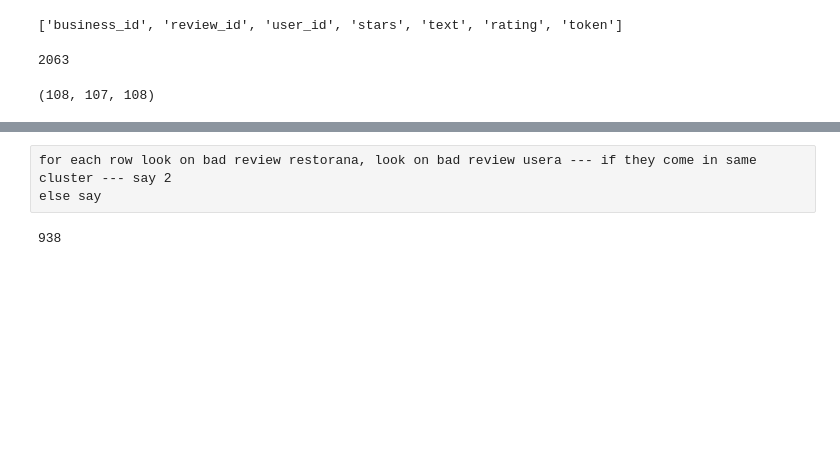
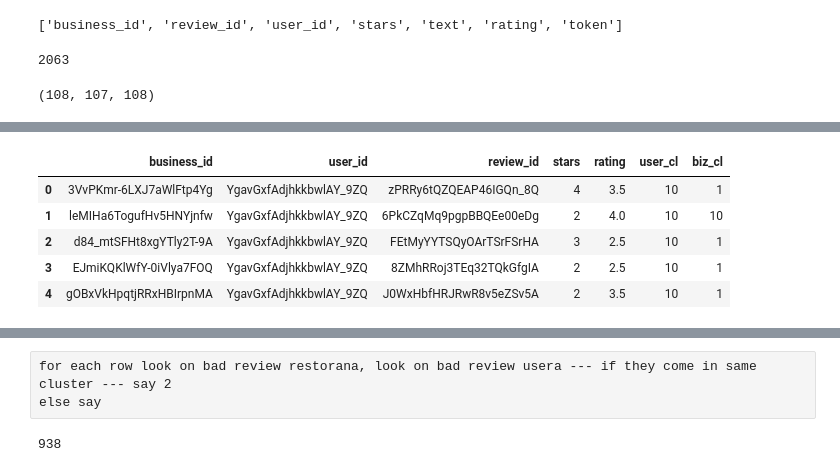
Before and after one commit to Myau5x/anti-recommender, a Jupyter notebook: Nlp_approach_ac.ipynb, the cells around one changed output, grey strips where cells are left out. Cells and saved outputs as stored; diff of their text form; code cells hidden in the pictures; blank space fills up the shorter version.

```diff
--- a/Nlp_approach_ac.ipynb
+++ b/Nlp_approach_ac.ipynb
@@ -222,0 +266,9 @@ prr['similar']  = (prr.user_cl == prr.biz_cl)
+# %%
+BIG_T.head()
+# %% [output]
+|  | business_id | user_id | review_id | stars | rating | user_cl | biz_cl |
+| 0 | 3VvPKmr-6LXJ7aWlFtp4Yg | YgavGxfAdjhkkbwlAY_9ZQ | zPRRy6tQZQEAP46IGQn_8Q | 4 | 3.5 | 10 | 1 |
+| 1 | leMIHa6TogufHv5HNYjnfw | YgavGxfAdjhkkbwlAY_9ZQ | 6PkCZqMq9pgpBBQEe00eDg | 2 | 4.0 | 10 | 10 |
+| 2 | d84_mtSFHt8xgYTly2T-9A | YgavGxfAdjhkkbwlAY_9ZQ | FEtMyYYTSQyOArTSrFSrHA | 3 | 2.5 | 10 | 1 |
+| 3 | EJmiKQKlWfY-0iVlya7FOQ | YgavGxfAdjhkkbwlAY_9ZQ | 8ZMhRRoj3TEq32TQkGfgIA | 2 | 2.5 | 10 | 1 |
+| 4 | gOBxVkHpqtjRRxHBIrpnMA | YgavGxfAdjhkkbwlAY_9ZQ | J0WxHbfHRJRwR8v5eZSv5A | 2 | 3.5 | 10 | 1 |
```
Also changed, not shown: parts of 24 cells of this notebook, 3 other files.
